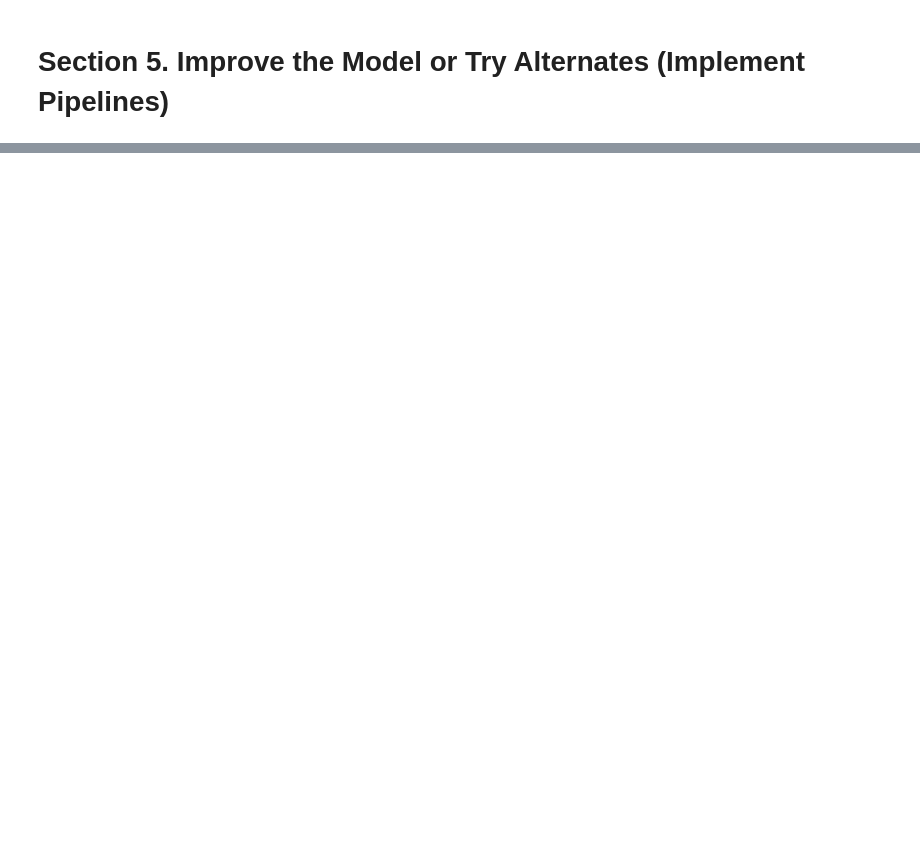
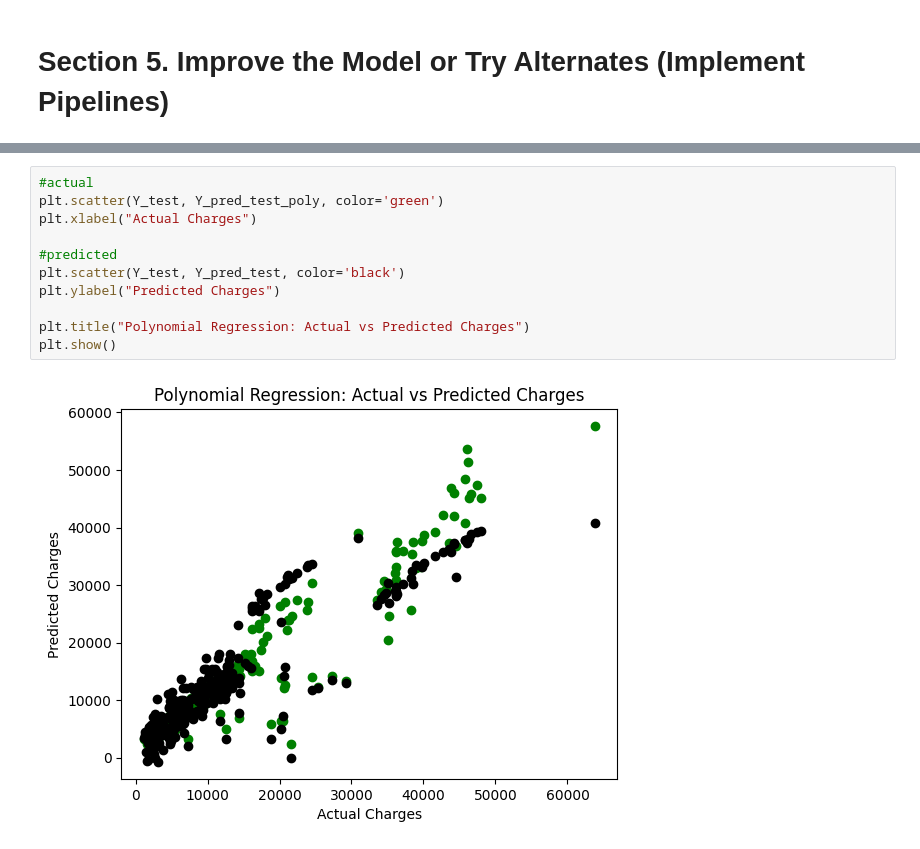
Before and after one commit to ss2jak/applied-ml-Jakiel, a Jupyter notebook: notebooks/final_project/regression_Jakiel.ipynb, the cells around one changed output, grey strips where cells are left out. Drawn from its saved outputs; the diff is of its cells as text; blank space fills up the shorter version.

```diff
--- a/notebooks/final_project/regression_Jakiel.ipynb
+++ b/notebooks/final_project/regression_Jakiel.ipynb
@@ -142,0 +248,13 @@ Reflection 4: How well did the model perform? Any surprises in the results?
+# %%
+#actual
+plt.scatter(Y_test, Y_pred_test_poly, color='green')
+plt.xlabel("Actual Charges")
+
+#predicted
+plt.scatter(Y_test, Y_pred_test, color='black')
+plt.ylabel("Predicted Charges")
+
+plt.title("Polynomial Regression: Actual vs Predicted Charges")
+plt.show()
+# %% [output]
+[figure, added]
```
Also changed, not shown: parts of 14 cells of this notebook, 2 other files.
